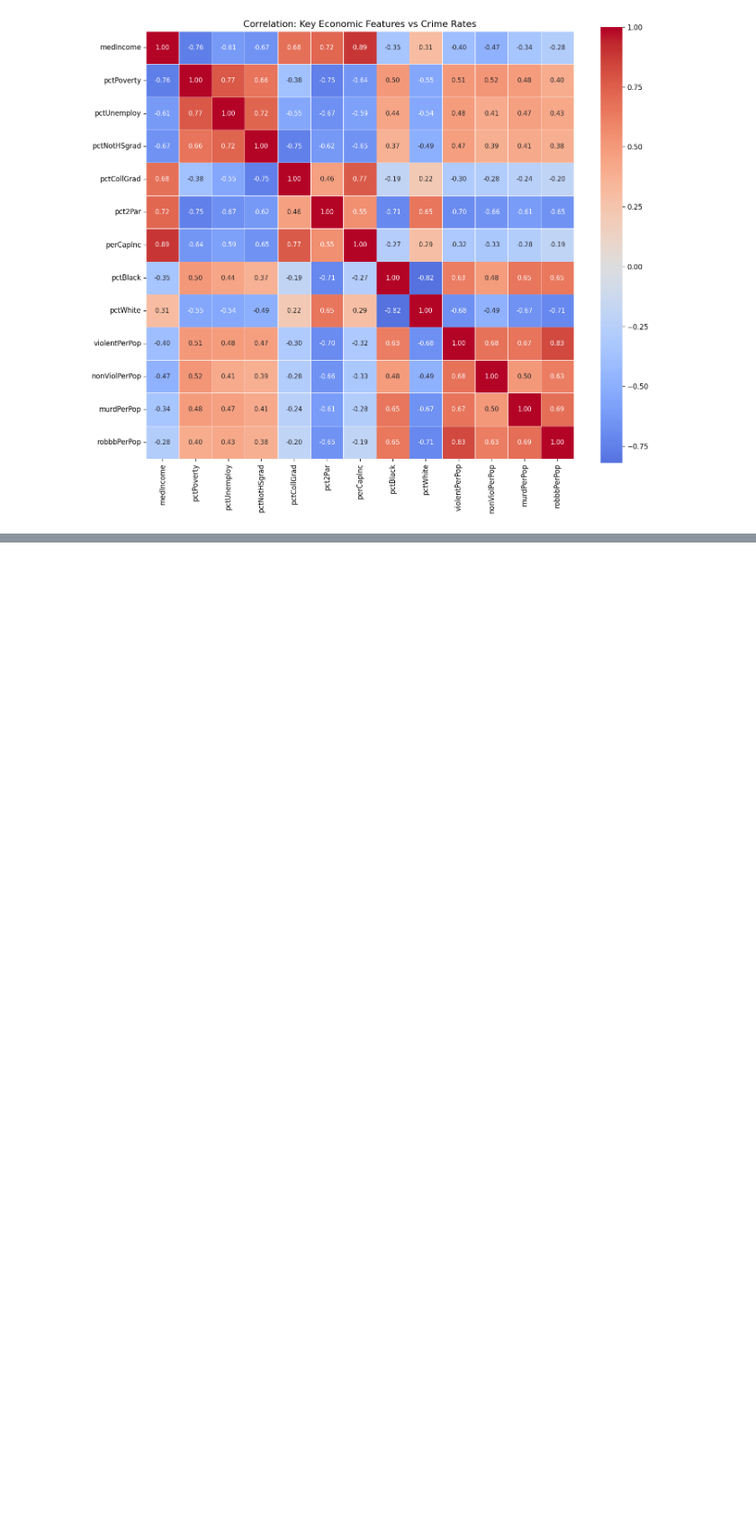
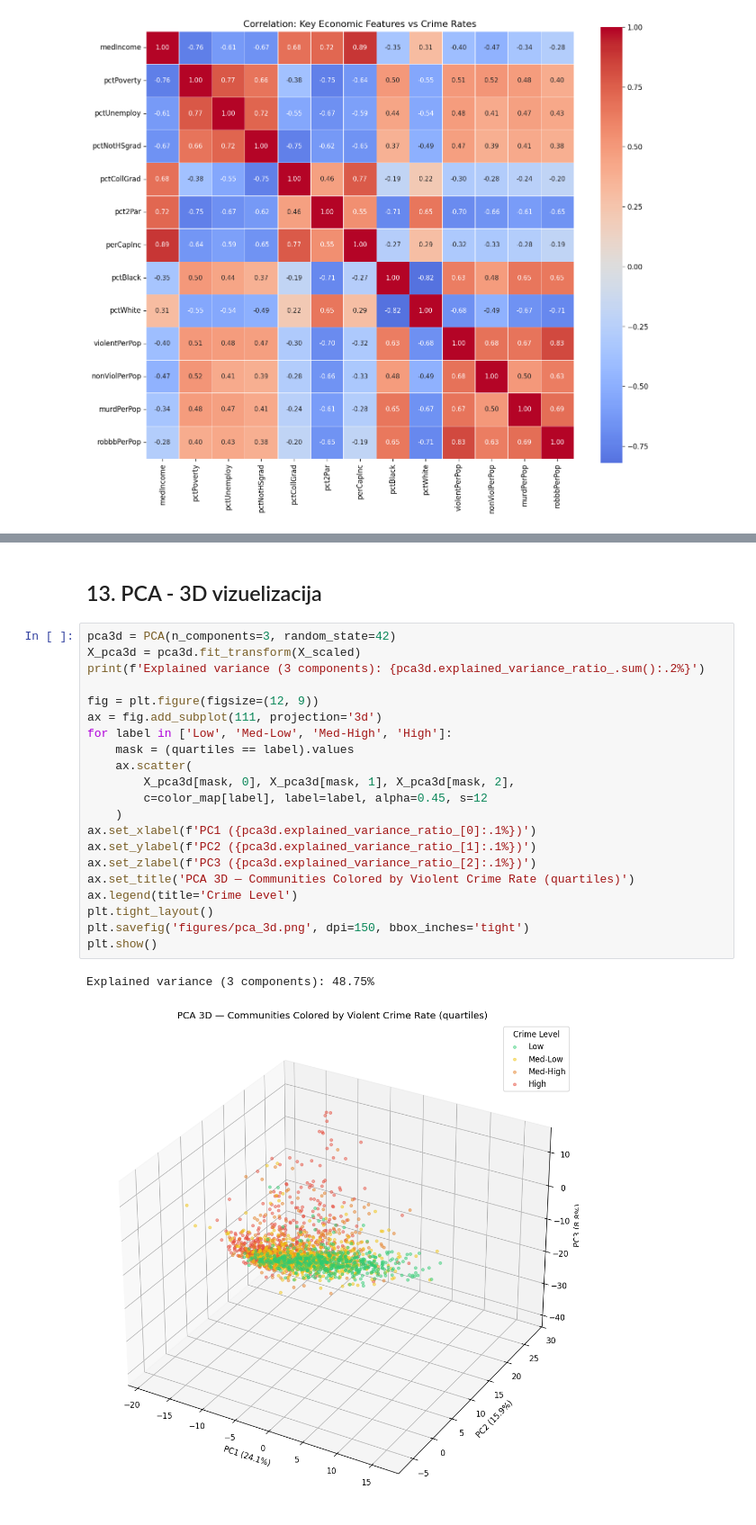
Before and after one commit to davidcuruvija/ip2-project-2026, a Jupyter notebook: 01_preprocessing_eda.ipynb, the cells around one changed output, grey strips where cells are left out. Shown at 90% size. Cells and saved outputs as stored; diff of their text form; blank space fills up the shorter version.

```diff
--- a/01_preprocessing_eda.ipynb
+++ b/01_preprocessing_eda.ipynb
@@ -425,0 +521,26 @@ plt.show()
+# %% [markdown]
+## 13. PCA - 3D vizuelizacija
+# %%
+pca3d = PCA(n_components=3, random_state=42)
+X_pca3d = pca3d.fit_transform(X_scaled)
+print(f'Explained variance (3 components): {pca3d.explained_variance_ratio_.sum():.2%}')
+
+fig = plt.figure(figsize=(12, 9))
+ax = fig.add_subplot(111, projection='3d')
+for label in ['Low', 'Med-Low', 'Med-High', 'High']:
+    mask = (quartiles == label).values
+    ax.scatter(
+        X_pca3d[mask, 0], X_pca3d[mask, 1], X_pca3d[mask, 2],
+        c=color_map[label], label=label, alpha=0.45, s=12
+    )
+ax.set_xlabel(f'PC1 ({pca3d.explained_variance_ratio_[0]:.1%})')
+ax.set_ylabel(f'PC2 ({pca3d.explained_variance_ratio_[1]:.1%})')
+ax.set_zlabel(f'PC3 ({pca3d.explained_variance_ratio_[2]:.1%})')
+ax.set_title('PCA 3D — Communities Colored by Violent Crime Rate (quartiles)')
+ax.legend(title='Crime Level')
+plt.tight_layout()
+plt.savefig('figures/pca_3d.png', dpi=150, bbox_inches='tight')
+plt.show()
+# %% [output]
+Explained variance (3 components): 48.75%
+[figure, added]
```
Also changed, not shown: parts of 8 cells of this notebook, 3 other files.
